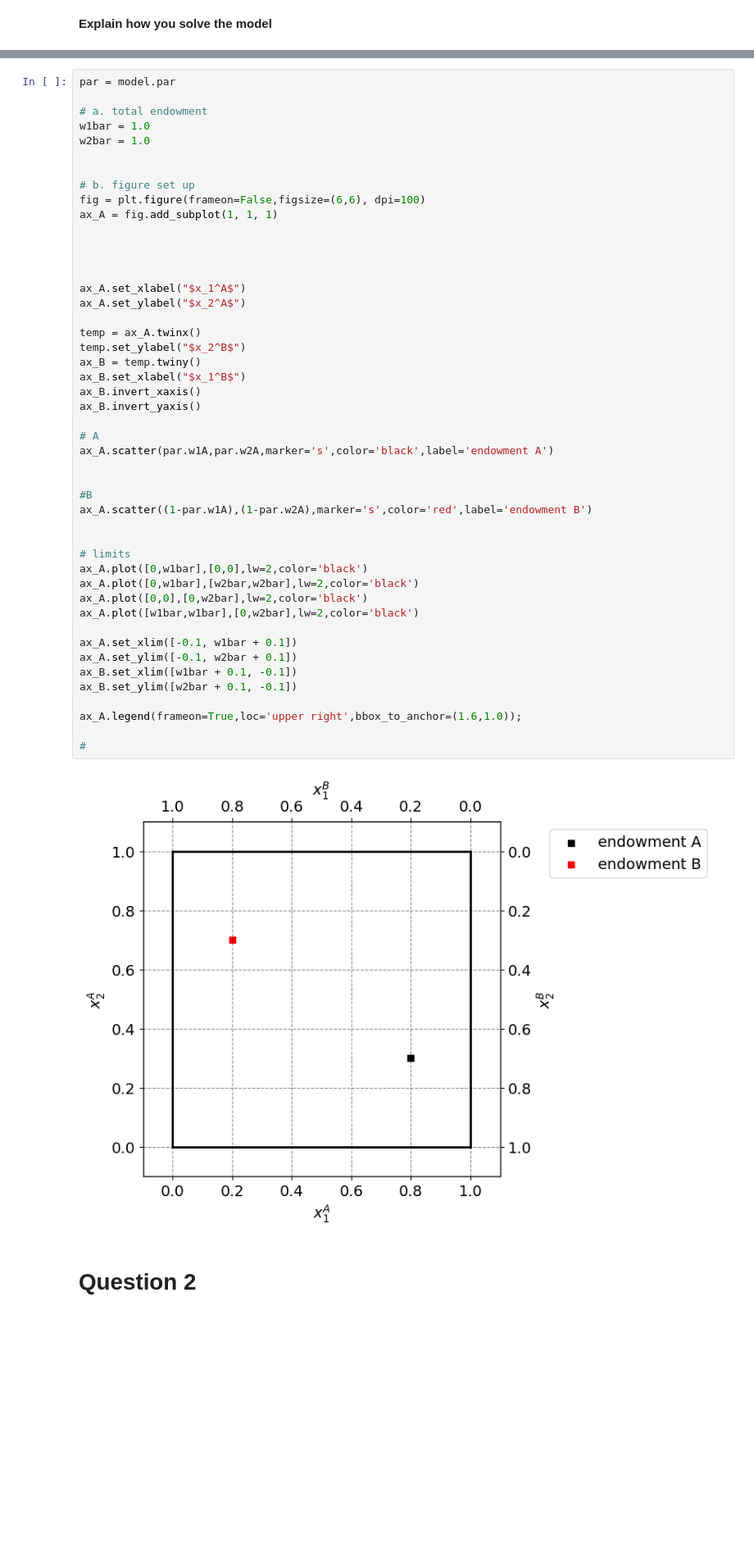
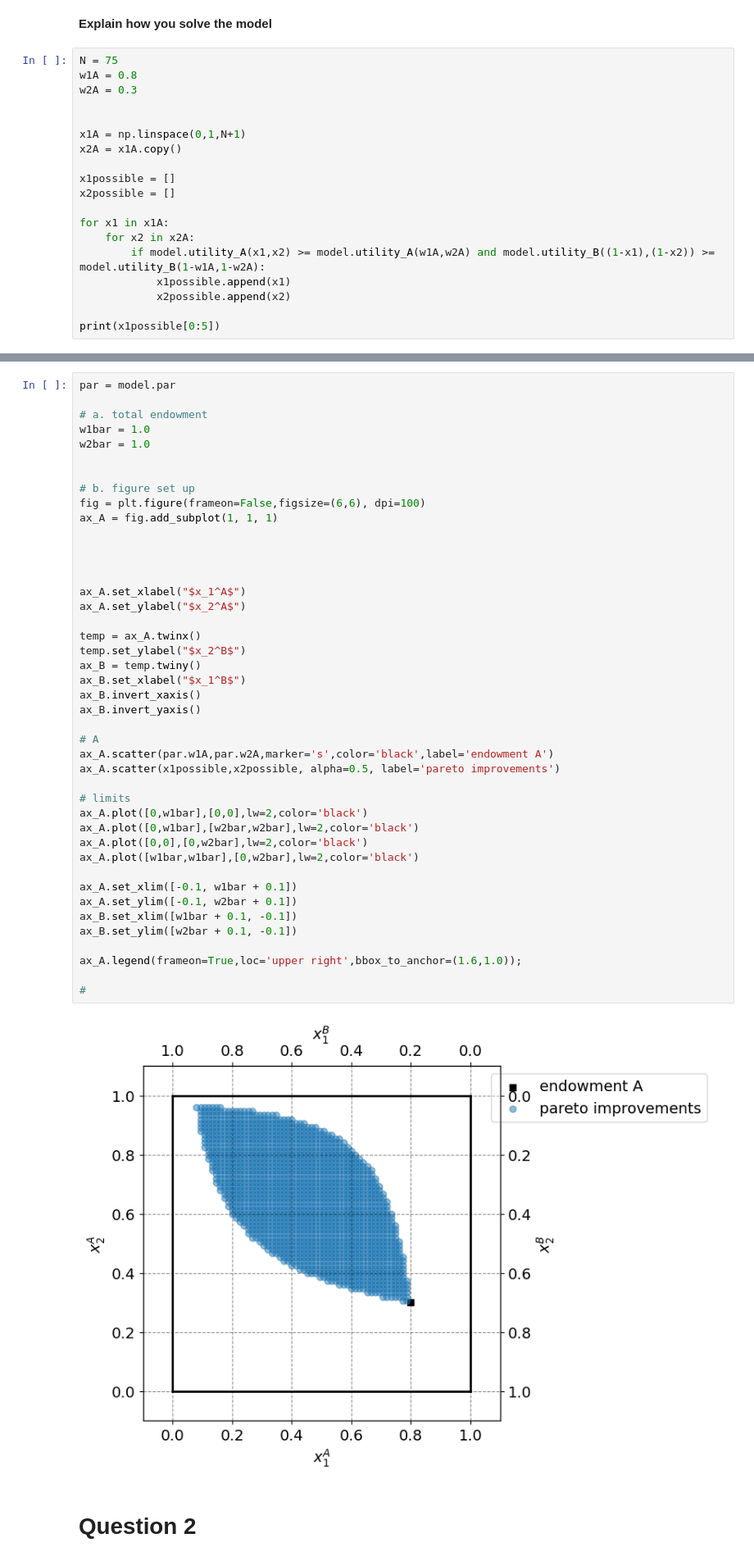
Before and after one commit to NumEconCopenhagen/projects-2024-andy-og-birdy, a Jupyter notebook: inauguralproject/inauguralproject.ipynb, the cells around one changed output, grey strips where cells are left out. Shown at 82% size. Drawn from its saved outputs; the diff is of its cells as text; blank space fills up the shorter version.

```diff
--- a/inauguralproject/inauguralproject.ipynb
+++ b/inauguralproject/inauguralproject.ipynb
@@ -32,3 +32,22 @@ The autoreload extension is already loaded. To reload it, use:
 # Question 1
 # %% [markdown]
 **Explain how you solve the model**
+# %%
+N = 75
+w1A = 0.8
+w2A = 0.3
+
+
+x1A = np.linspace(0,1,N+1)
+x2A = x1A.copy()
+
+x1possible = []
+x2possible = []
+
+for x1 in x1A:
+    for x2 in x2A:
+        if model.utility_A(x1,x2) >= model.utility_A(w1A,w2A) and model.utility_B((1-x1),(1-x2)) >= model.utility_B(1-w1A,1-w2A):
+            x1possible.append(x1)
+            x2possible.append(x2)
+
+print(x1possible[0:5])
@@ -48,39 +69,35 @@ ax_A = fig.add_subplot(1, 1, 1)
 
 
 ax_A.set_xlabel("$x_1^A$")
 ax_A.set_ylabel("$x_2^A$")
 
 temp = ax_A.twinx()
 temp.set_ylabel("$x_2^B$")
 ax_B = temp.twiny()
 ax_B.set_xlabel("$x_1^B$")
 ax_B.invert_xaxis()
 ax_B.invert_yaxis()
 
 # A
 ax_A.scatter(par.w1A,par.w2A,marker='s',color='black',label='endowment A')
-
-
-#B
-ax_A.scatter((1-par.w1A),(1-par.w2A),marker='s',color='red',label='endowment B')
-
+ax_A.scatter(x1possible,x2possible, alpha=0.5, label='pareto improvements')
 
 # limits
 ax_A.plot([0,w1bar],[0,0],lw=2,color='black')
 ax_A.plot([0,w1bar],[w2bar,w2bar],lw=2,color='black')
 ax_A.plot([0,0],[0,w2bar],lw=2,color='black')
 ax_A.plot([w1bar,w1bar],[0,w2bar],lw=2,color='black')
 
 ax_A.set_xlim([-0.1, w1bar + 0.1])
 ax_A.set_ylim([-0.1, w2bar + 0.1])
 ax_B.set_xlim([w1bar + 0.1, -0.1])
 ax_B.set_ylim([w2bar + 0.1, -0.1])
 
 ax_A.legend(frameon=True,loc='upper right',bbox_to_anchor=(1.6,1.0));
 
 #
 # %% [output]
-[figure, old version]
+[figure, new version]
 # %% [markdown]
 # Question 2
 # %% [markdown]
```
Also changed, not shown: parts of 1 cell of this notebook.
